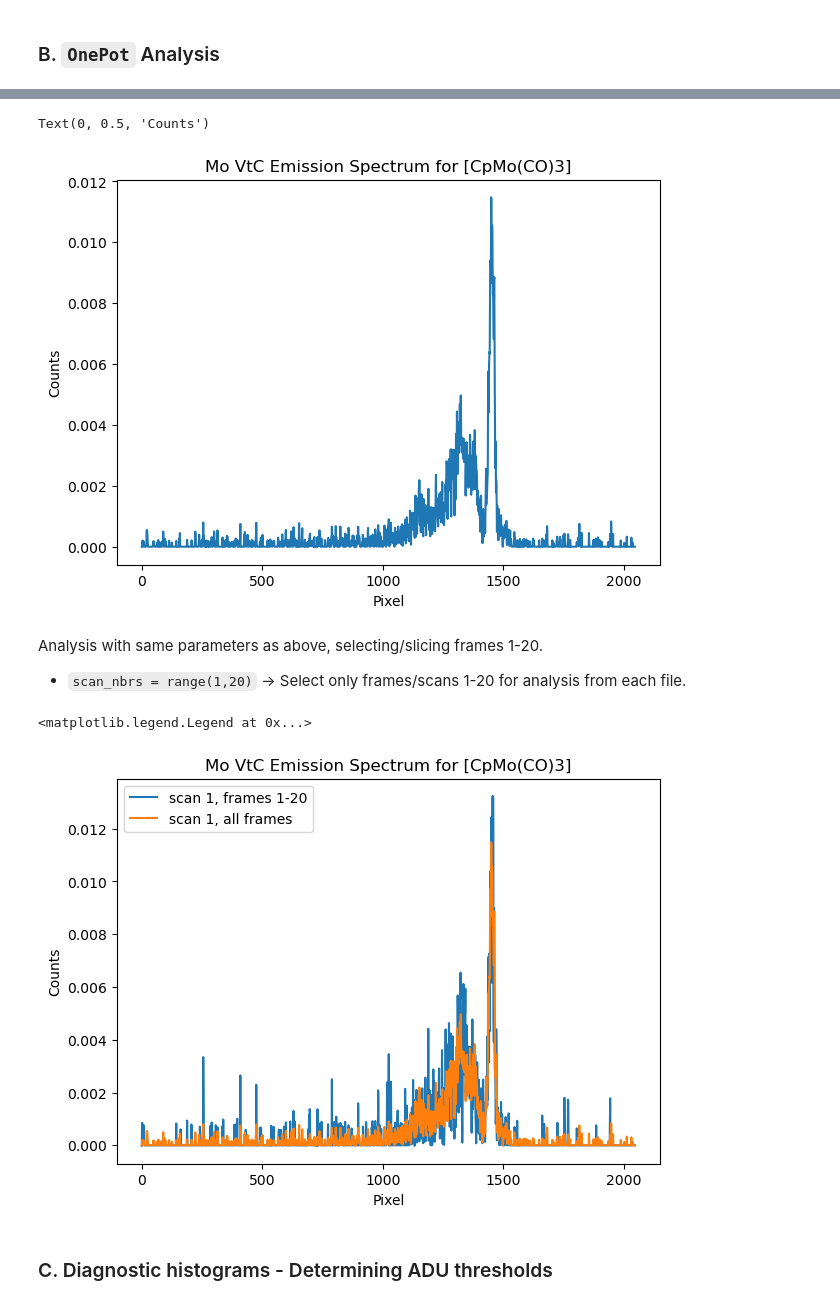
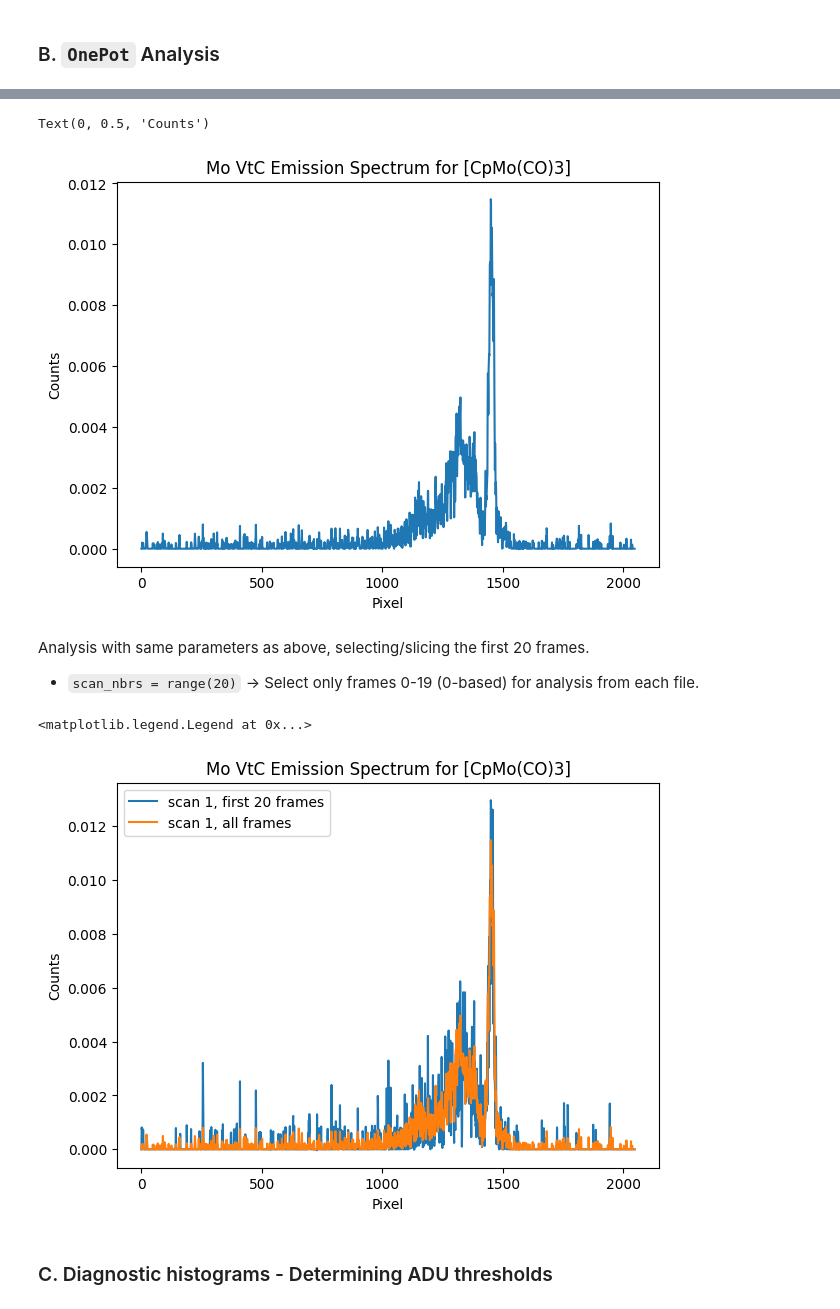
Before and after one commit to jtbabicz/Tender_Analysis, a Jupyter notebook: Tender_Analysis_Example.ipynb, the cells around one changed output, grey strips where cells are left out. Drawn from its saved outputs; the diff is of its cells as text; code cells hidden in the pictures.

```diff
--- a/Tender_Analysis_Example.ipynb
+++ b/Tender_Analysis_Example.ipynb
@@ -98,7 +118,9 @@ In this example we will analyze Mo VtC on the \[CpMo(CO)<sub>3</sub>\]<sub>2</su
 ### A. Loading .sif files
 # %%
 # Dimolybdenum sample example data set rXES at 2524.20 eV
-DATA2 = '/sdf/group/ssrl/dsokaras/bl6-2a/tender_data/2025-06_Tender/CPMoITriCO3Dimer/*MoL3val_2523.00eV_0*.sif'
+#DATA2 = '/sdf/group/ssrl/dsokaras/bl6-2a/tender_data/2025-06_Tender/CPMoITriCO3Dimer/*MoL3val_2523.00eV_0*.sif'
+DATA2 = './data/CPMoITriCO3Dimer/*MoL3val_2523.00eV_0*.sif'
+
 files2 = find_sif_files(DATA2)
 
 print(f'{len(files2)} *.sif files found in {DATA2[:-5]}:')
@@ -141,36 +163,36 @@ Analysis with parameters:
 # %%
-op = OnePot(files2, bcg=None, histograms=True, threshold=[100, 170, 350], file_nbrs=[1])
+op = OnePot(files2, bcg=None, histograms=True, threshold=[100, 170, 350], file_nbrs=[0])
 xes = op.run()
 spec = xes.spectrum()
 # %%
 plt.figure(figsize=(7,5))
 
-plt.plot(spec / np.trapz(spec))
+plt.plot(spec / np.trapezoid(spec))
 plt.title("Mo VtC Emission Spectrum for [CpMo(CO)3]")
 plt.xlabel("Pixel")
 plt.ylabel("Counts")
 # %% [output]
 Text(0, 0.5, 'Counts')
-[figure, old version]
+[figure, new version]
 # %% [markdown]
-Analysis with same parameters as above, selecting/slicing frames 1-20.
-- `scan_nbrs = range(1,20)` -> Select only frames/scans 1-20 for analysis from each file.
+Analysis with same parameters as above, selecting/slicing the first 20 frames.
+- `scan_nbrs = range(20)` -> Select only frames 0-19 (0-based) for analysis from each file.
 # %%
-op2 = OnePot(files2, bcg=None, histograms=True, threshold=[100, 170, 350], file_nbrs=[1], scan_nbrs=range(1,20))
+op2 = OnePot(files2, bcg=None, histograms=True, threshold=[100, 170, 350], file_nbrs=[0], scan_nbrs=range(20))
 xes2 = op2.run()
 spec2 = xes2.spectrum()
 # %%
 plt.figure(figsize=(7,5))
 
-plt.plot(spec2 / np.trapz(spec2), label = 'scan 1, frames 1-20')
-plt.plot(spec / np.trapz(spec), label = 'scan 1, all frames')
+plt.plot(spec2 / np.trapezoid(spec2), label = 'scan 1, first 20 frames')
+plt.plot(spec / np.trapezoid(spec), label = 'scan 1, all frames')
 plt.title("Mo VtC Emission Spectrum for [CpMo(CO)3]")
 plt.xlabel("Pixel")
 plt.ylabel("Counts")
 plt.legend()
 # %% [output]
 <matplotlib.legend.Legend at 0x...>
-[figure, old version]
+[figure, new version]
 # %% [markdown]
 ### C. Diagnostic histograms - Determining ADU thresholds
 # %%
```
Also changed, not shown: parts of 3 cells of this notebook, 5 other files.
